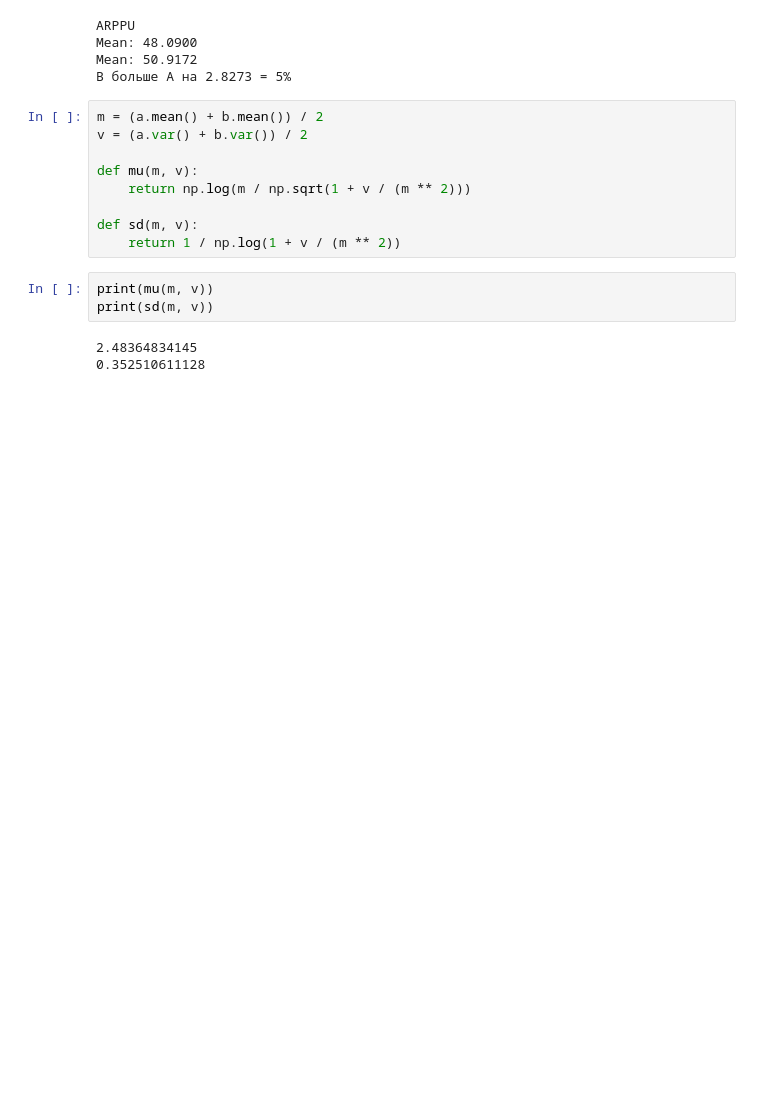
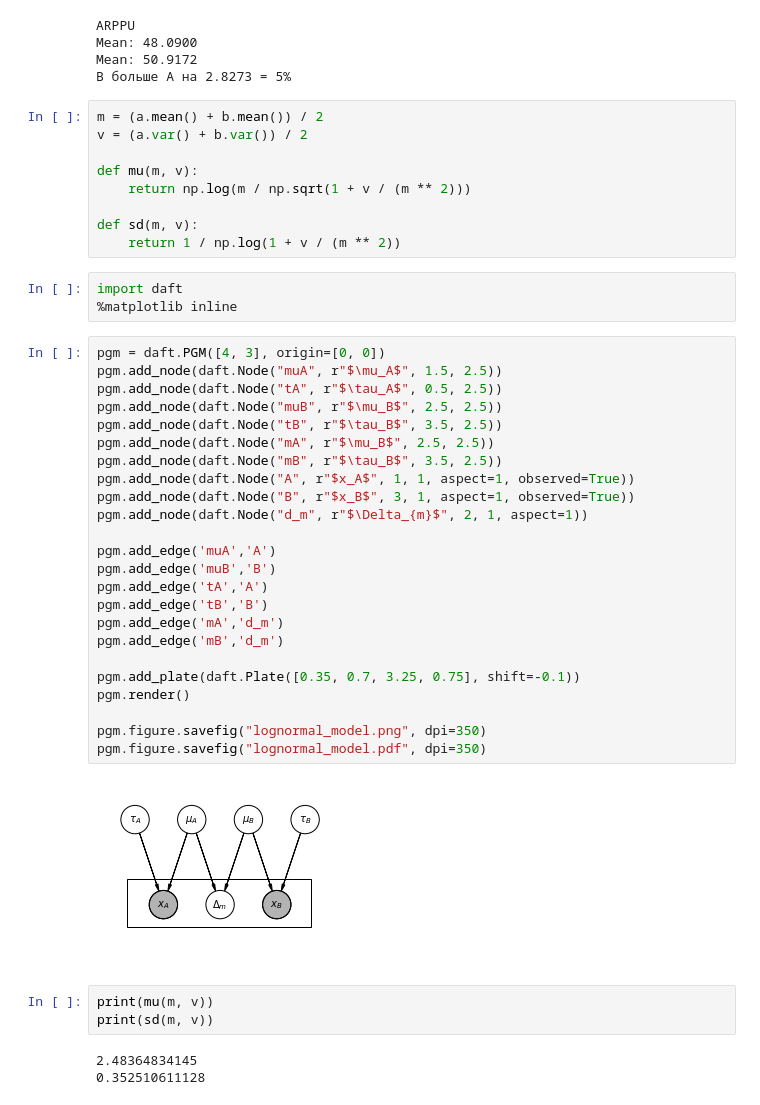
Before and after one commit to PavelMotorin/abtools, a Jupyter notebook: examples/02_bayesian_arppu_test.ipynb, the cells around one changed output. Drawn from its saved outputs; the diff is of its cells as text; blank space fills up the shorter version.

```diff
--- a/examples/02_bayesian_arppu_test.ipynb
+++ b/examples/02_bayesian_arppu_test.ipynb
@@ -45,6 +45,35 @@ def mu(m, v):
 
 def sd(m, v):
     return 1 / np.log(1 + v / (m ** 2))
+# %%
+import daft
+%matplotlib inline
+# %%
+pgm = daft.PGM([4, 3], origin=[0, 0])
+pgm.add_node(daft.Node("muA", r"$\mu_A$", 1.5, 2.5))
+pgm.add_node(daft.Node("tA", r"$\tau_A$", 0.5, 2.5))
+pgm.add_node(daft.Node("muB", r"$\mu_B$", 2.5, 2.5))
+pgm.add_node(daft.Node("tB", r"$\tau_B$", 3.5, 2.5))
+pgm.add_node(daft.Node("mA", r"$\mu_B$", 2.5, 2.5))
+pgm.add_node(daft.Node("mB", r"$\tau_B$", 3.5, 2.5))
+pgm.add_node(daft.Node("A", r"$x_A$", 1, 1, aspect=1, observed=True))
+pgm.add_node(daft.Node("B", r"$x_B$", 3, 1, aspect=1, observed=True))
+pgm.add_node(daft.Node("d_m", r"$\Delta_{m}$", 2, 1, aspect=1))
+
+pgm.add_edge('muA','A')
+pgm.add_edge('muB','B')
+pgm.add_edge('tA','A')
+pgm.add_edge('tB','B')
+pgm.add_edge('mA','d_m')
+pgm.add_edge('mB','d_m')
+
+pgm.add_plate(daft.Plate([0.35, 0.7, 3.25, 0.75], shift=-0.1))
+pgm.render()
+
+pgm.figure.savefig("lognormal_model.png", dpi=350)
+pgm.figure.savefig("lognormal_model.pdf", dpi=350)
+# %% [output]
+[figure, added]
 # %%
 print(mu(m, v))
 print(sd(m, v))
```
Also changed, not shown: 6 other files.
